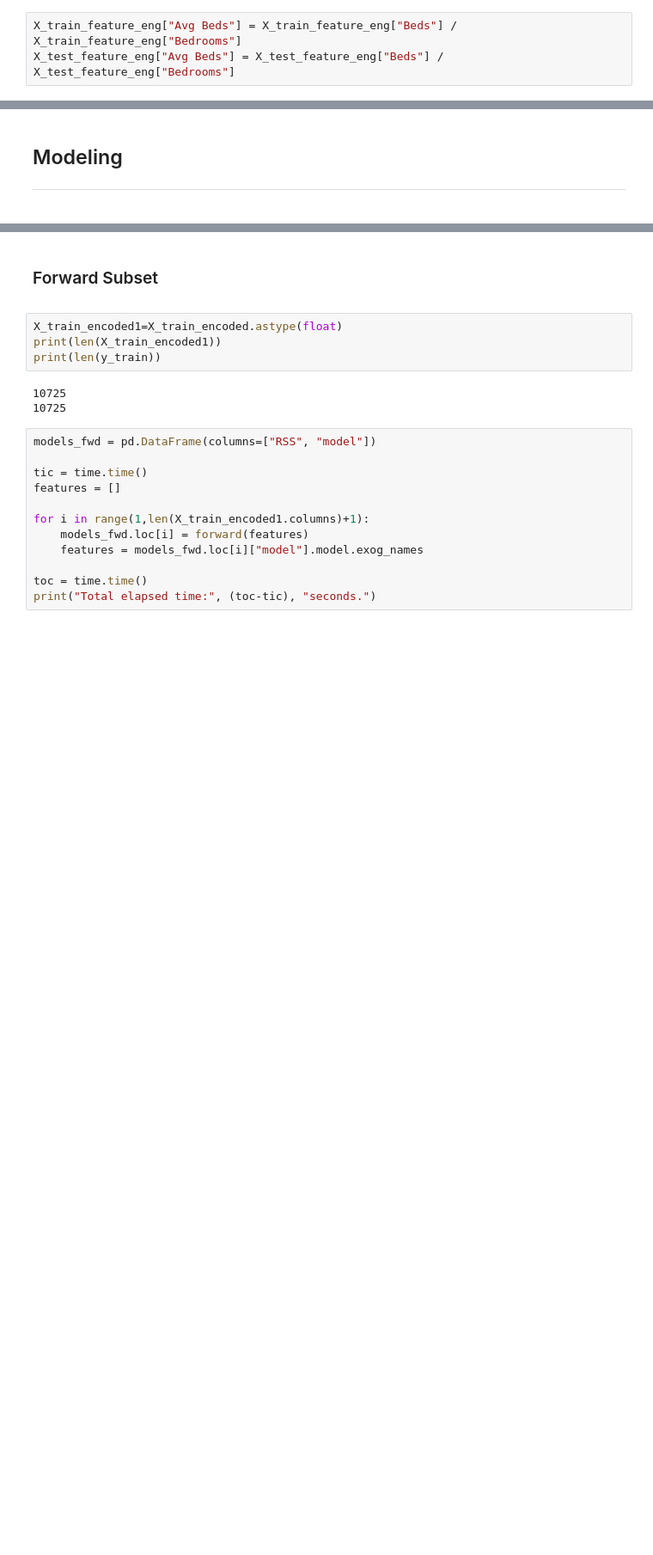
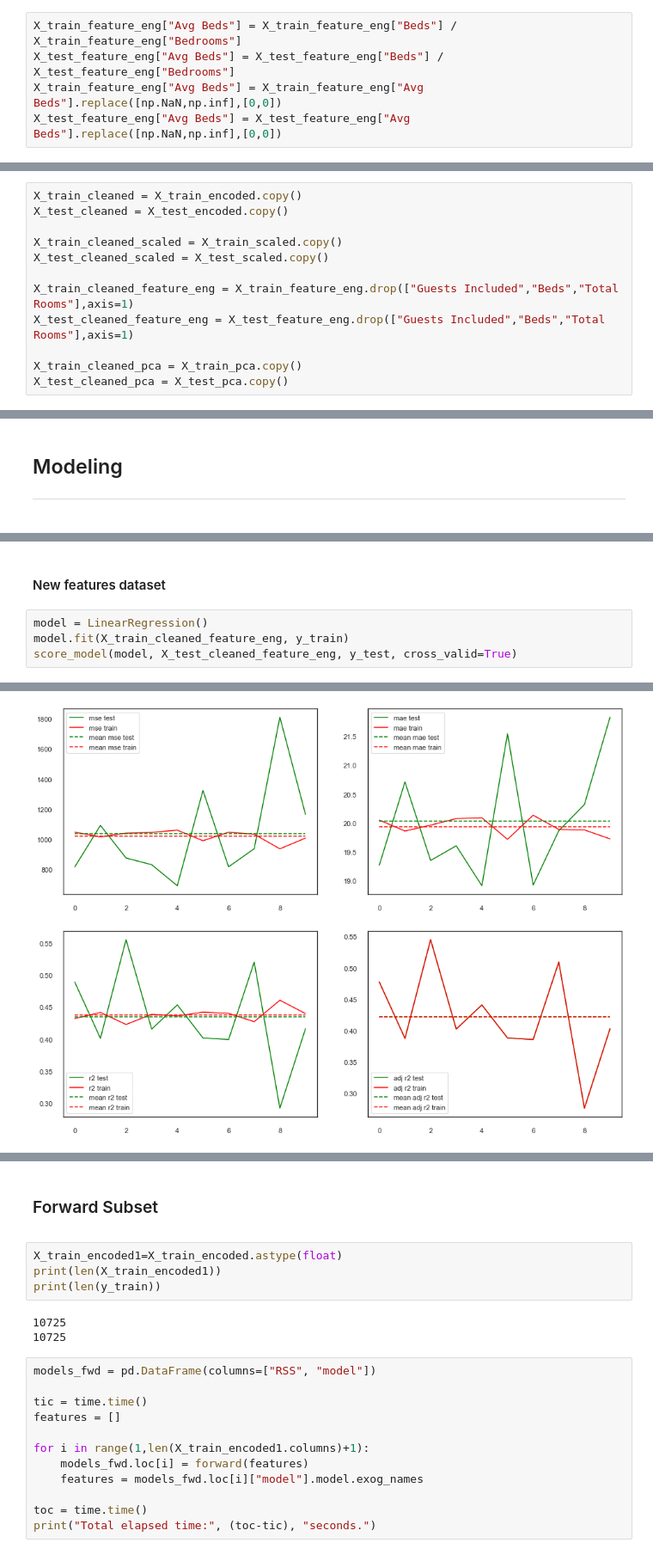
Before and after one commit to flaviendeseure/Airbnb_berlin_price_prediction, a Jupyter notebook: Projet - Airbnb Berlin Price Prediction.ipynb, the cells around one changed output, grey strips where cells are left out. Shown at 86% size. Drawn from its saved outputs; the diff is of its cells as text; blank space fills up the shorter version.

```diff
--- a/Projet - Airbnb Berlin Price Prediction.ipynb
+++ b/Projet - Airbnb Berlin Price Prediction.ipynb
@@ -2116,6 +2124,8 @@ X_test_feature_eng["Total Rooms"] = X_test_feature_eng["Bedrooms"] + X_test_feat
 # %%
 X_train_feature_eng["Avg Beds"] = X_train_feature_eng["Beds"] / X_train_feature_eng["Bedrooms"]
 X_test_feature_eng["Avg Beds"] = X_test_feature_eng["Beds"] / X_test_feature_eng["Bedrooms"]
+X_train_feature_eng["Avg Beds"] = X_train_feature_eng["Avg Beds"].replace([np.NaN,np.inf],[0,0])
+X_test_feature_eng["Avg Beds"] = X_test_feature_eng["Avg Beds"].replace([np.NaN,np.inf],[0,0])
 # %%
 corr_tab = X_train_feature_eng.copy()
 corr_tab = pd.concat((corr_tab, y_train.copy()), axis=1)
@@ -2217,0 +2204,12 @@ X_test_cleaned_pca = X_test_pca.copy()
+# %%
+X_train_cleaned = X_train_encoded.copy()
+X_test_cleaned = X_test_encoded.copy()
+
+X_train_cleaned_scaled = X_train_scaled.copy()
+X_test_cleaned_scaled = X_test_scaled.copy()
+
+X_train_cleaned_feature_eng = X_train_feature_eng.drop(["Guests Included","Beds","Total Rooms"],axis=1)
+X_test_cleaned_feature_eng = X_test_feature_eng.drop(["Guests Included","Beds","Total Rooms"],axis=1)
+
+X_train_cleaned_pca = X_train_pca.copy()
+X_test_cleaned_pca = X_test_pca.copy()
@@ -2671,0 +2265,7 @@ print(cb_grid.best_params_)
+# %% [markdown]
+#### New features dataset
+# %%
+model = LinearRegression()
+model.fit(X_train_cleaned_feature_eng, y_train)
+score_model(model, X_test_cleaned_feature_eng, y_test, cross_valid=True)
+# %% [output]
@@ -2671,0 +2283 @@ print(cb_grid.best_params_)
+[figure, added]
```
Also changed, not shown: parts of 173 cells of this notebook.
